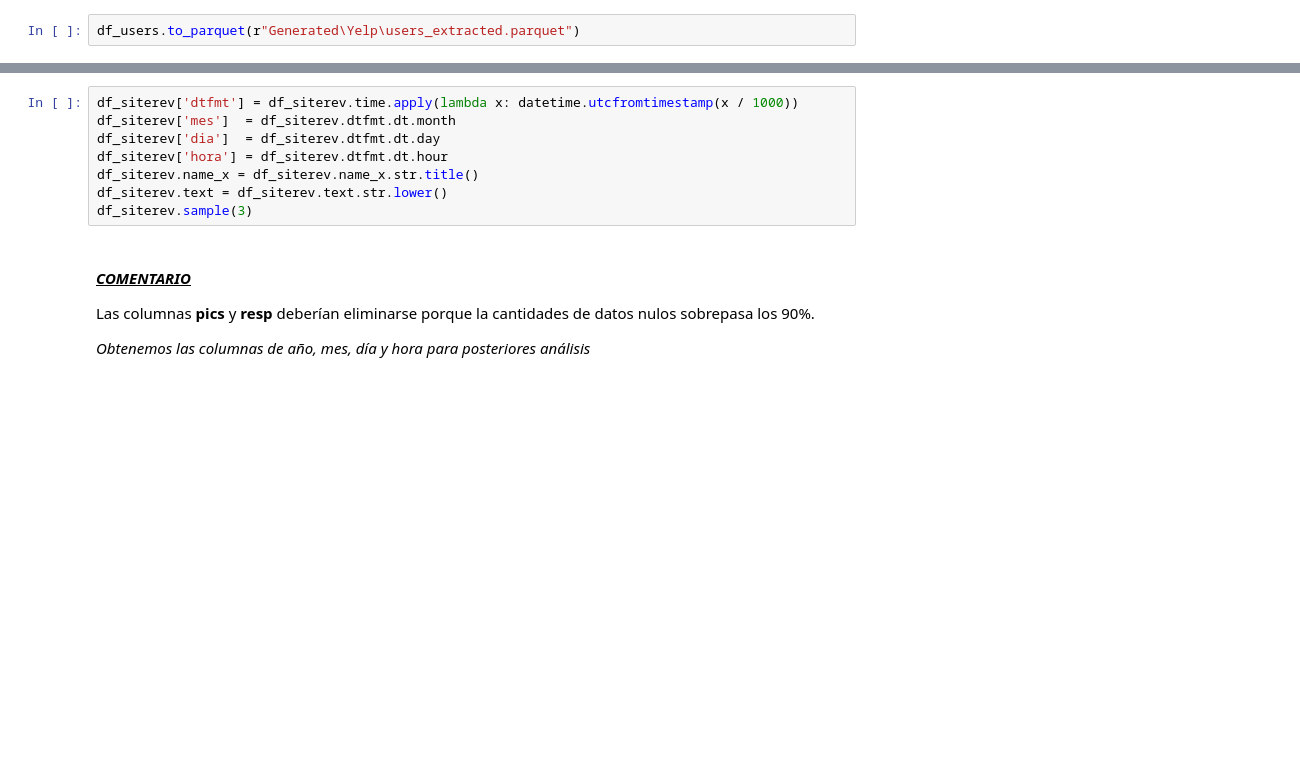
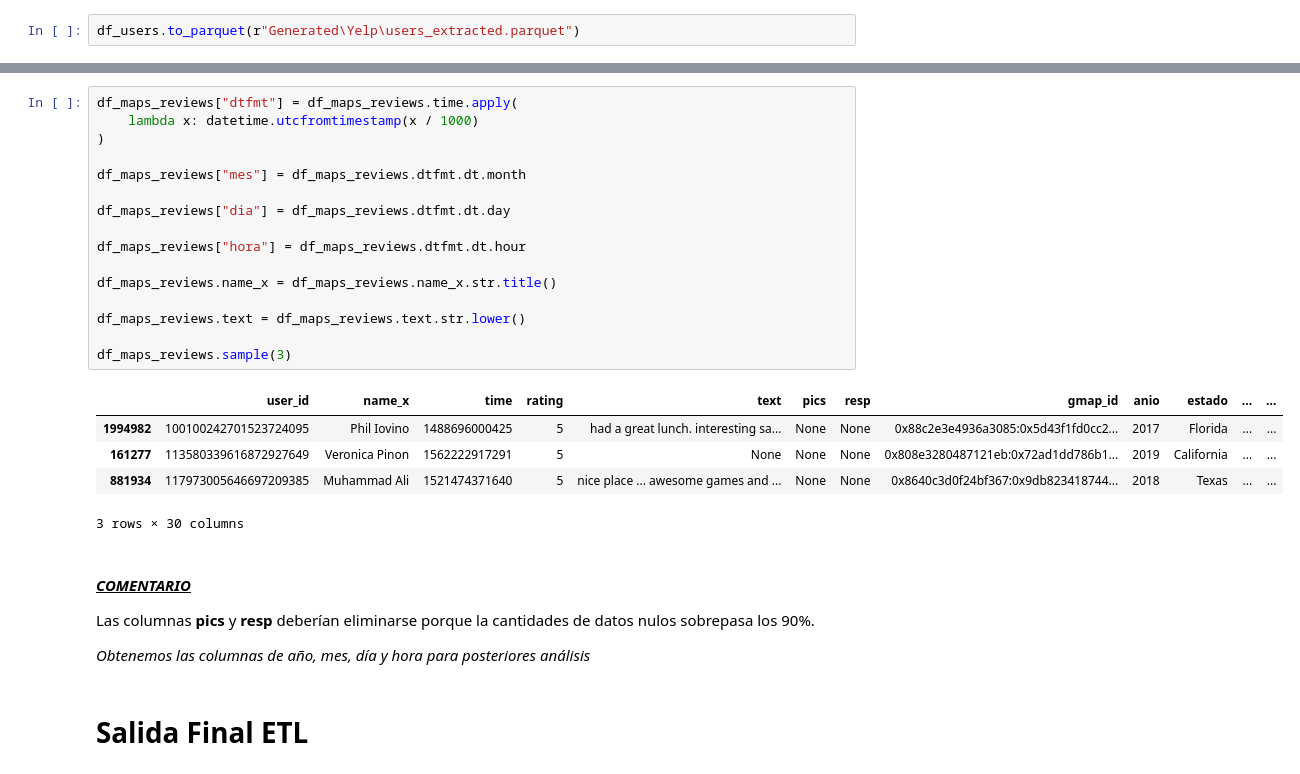
Before and after one commit to Aspirina180mg/PF_DATAPT07, a Jupyter notebook: ETL.ipynb, the cells around one changed output, grey strips where cells are left out. Saved outputs shown, nothing was run; the diff lists cells and outputs as text; blank space fills up the shorter version.

```diff
--- a/ETL.ipynb
+++ b/ETL.ipynb
@@ -412,15 +512,32 @@ num_nulls_resp
 # %% [output]
 2178044
 # %%
-df_siterev['dtfmt'] = df_siterev.time.apply(lambda x: datetime.utcfromtimestamp(x / 1000))
-df_siterev['mes']  = df_siterev.dtfmt.dt.month
-df_siterev['dia']  = df_siterev.dtfmt.dt.day
-df_siterev['hora'] = df_siterev.dtfmt.dt.hour
-df_siterev.name_x = df_siterev.name_x.str.title()
-df_siterev.text = df_siterev.text.str.lower()
-df_siterev.sample(3)
+df_maps_reviews["dtfmt"] = df_maps_reviews.time.apply(
+    lambda x: datetime.utcfromtimestamp(x / 1000)
+)
+
+df_maps_reviews["mes"] = df_maps_reviews.dtfmt.dt.month
+
+df_maps_reviews["dia"] = df_maps_reviews.dtfmt.dt.day
+
+df_maps_reviews["hora"] = df_maps_reviews.dtfmt.dt.hour
+
+df_maps_reviews.name_x = df_maps_reviews.name_x.str.title()
+
+df_maps_reviews.text = df_maps_reviews.text.str.lower()
+
+df_maps_reviews.sample(3)
+# %% [output]
+|  | user_id | name_x | time | rating | text | pics | resp | gmap_id | anio | estado | ... | ... |
+| 1994982 | 100100242701523724095 | Phil Iovino | 1488696000425 | 5 | had a great lunch. interesting sa... | None | None | 0x88c2e3e4936a3085:0x5d43f1fd0cc2... | 2017 | Florida | ... | ... |
+| 161277 | 113580339616872927649 | Veronica Pinon | 1562222917291 | 5 | None | None | None | 0x808e3280487121eb:0x72ad1dd786b1... | 2019 | California | ... | ... |
+| 881934 | 117973005646697209385 | Muhammad Ali | 1521474371640 | 5 | nice place ... awesome games and ... | None | None | 0x8640c3d0f24bf367:0x9db823418744... | 2018 | Texas | ... | ... |
+3 rows × 30 columns
 # %% [markdown]
-#### ***<u>COMENTARIO</u>***
+#### **_<u>COMENTARIO</u>_**
+
 Las columnas **pics** y **resp** deberían eliminarse porque la cantidades de datos nulos sobrepasa los 90%.
 
-*Obtenemos las columnas de año, mes, día y hora para posteriores análisis*
+_Obtenemos las columnas de año, mes, día y hora para posteriores análisis_
+# %% [markdown]
+# Salida Final ETL
```
Also changed, not shown: parts of 45 cells of this notebook, 1 other file.
